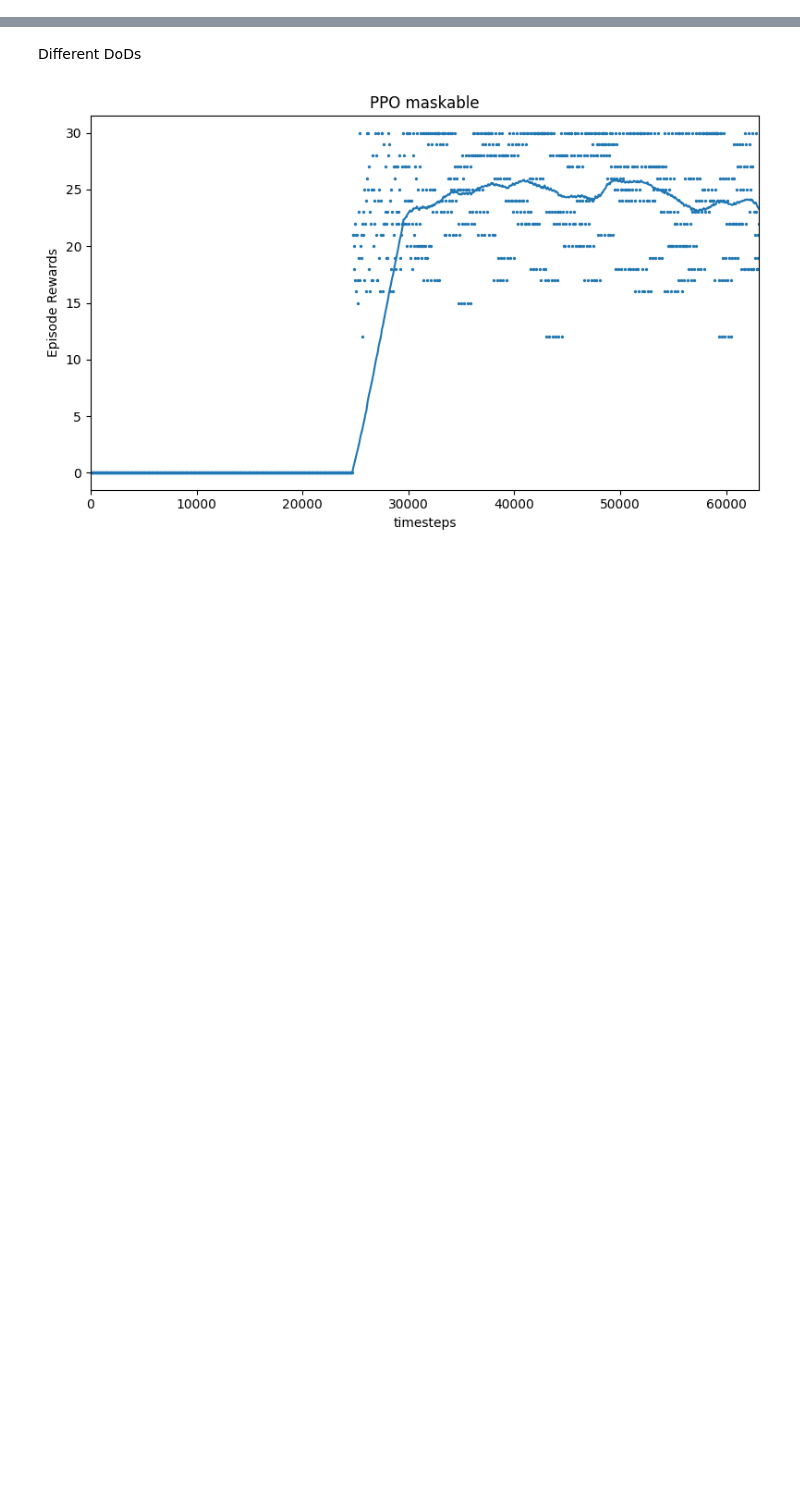
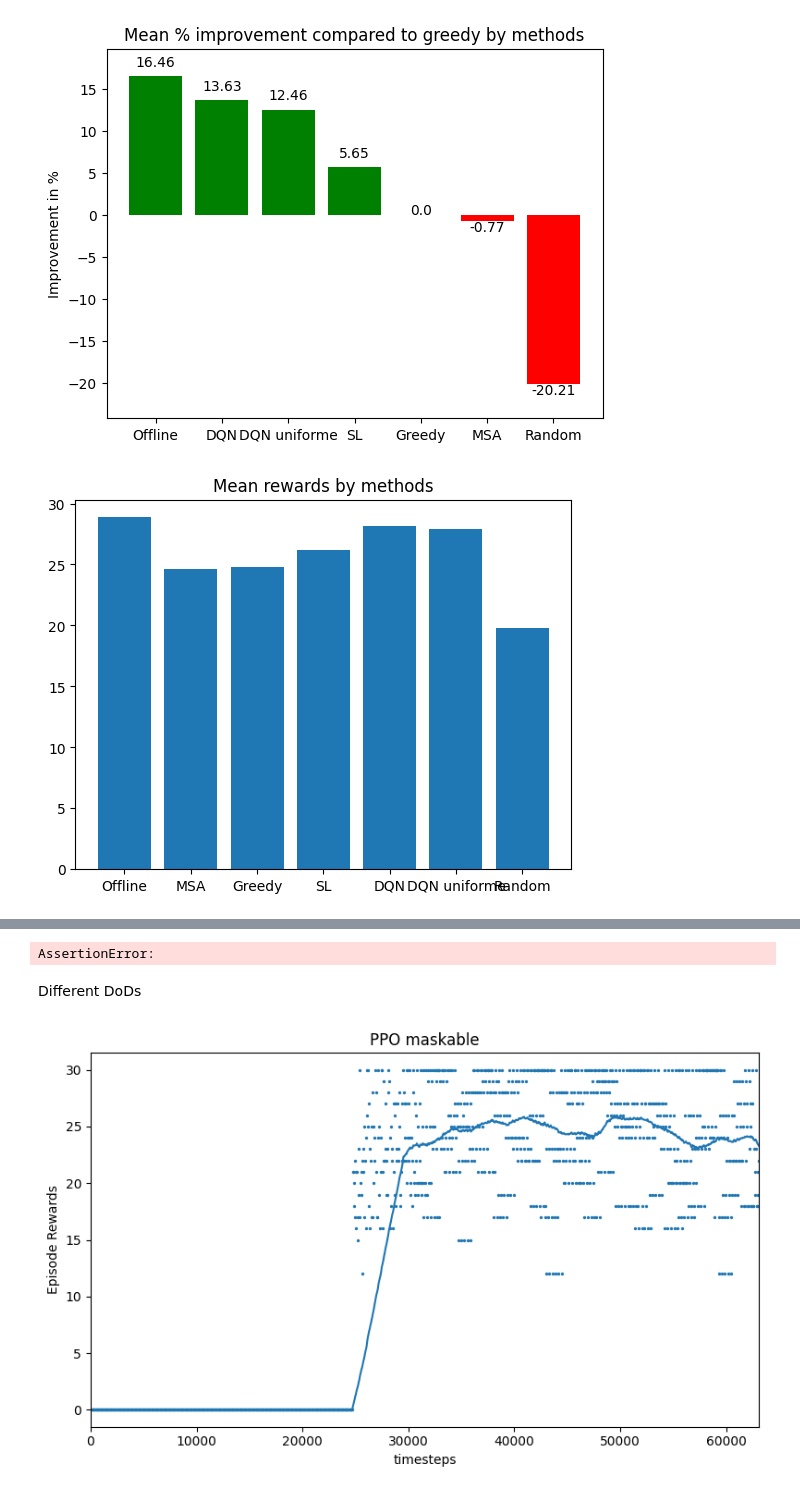
Before and after one commit to Farid-Najar/DynamicQVRP, a Jupyter notebook: results.ipynb, the cells around one changed output, grey strips where cells are left out. Cells and saved outputs as stored; diff of their text form; code cells hidden in the pictures; blank space fills up the shorter version.

Commit message:
[Done] Unknown prob tested, new plot functions

```diff
--- a/results.ipynb
+++ b/results.ipynb
@@ -31,7 +32,8 @@ import pickle
 
 # file = "res_wReOpt_500"
 # file = "res_TSP"
-file = "res_TSP_fullDynamic"
+# file = "res_TSP_fullDyn_100"
+file = "res_TSP_fullDyn_100_equiProb"
 with open(f'results/{file}/env_configs.pkl', 'rb') as f:
     env_configs = pickle.load(f)
 
@@ -45,8 +47,11 @@ with open(f'results/{file}/res_SL.pkl', "rb") as f:
 with open(f'results/{file}/res_RL_DQN.pkl', "rb") as f:
     res_RL = pickle.load(f)
 
-with open(f'results/{file}/res_RL_PPO.pkl', "rb") as f:
-    res_RL_PPO = pickle.load(f)
+with open(f'results/{file}/res_RL_DQN_equiProb.pkl', "rb") as f:
+    res_RL_equiProb = pickle.load(f)
+
+# with open(f'results/{file}/res_RL_PPO.pkl', "rb") as f:
+#     res_RL_PPO = pickle.load(f)
 
 with open(f'results/{file}/res_MSA.pkl', "rb") as f:
     res_MSA = pickle.load(f)
@@ -56,3 +61,15 @@ with open(f'results/{file}/res_greedy.pkl', "rb") as f:
 
 with open(f'results/{file}/res_random.pkl', "rb") as f:
     res_random = pickle.load(f)
+
+
+data = {
+    "Offline" : res_offline,
+    "MSA" : res_MSA,
+    "Greedy" : res_greedy,
+    "SL" : res_SL,
+    "DQN" : res_RL,
+    "DQN uniforme" : res_RL_equiProb,
+    # "RL (PPO)" : res_RL_PPO,
+    "Random" : res_random,
+}
@@ -255,0 +88,5 @@ Text(0.5, 1.0, 'methods/greedy ratio')
+# %%
+plot(data)
+# %% [output]
+[figure, added]
+[figure, added]
@@ -256,3 +97,7 @@ Text(0.5, 1.0, 'methods/greedy ratio')
+# %%
+assert False
+# %% [output]
+AssertionError:
 # %% [markdown]
 Different DoDs
 # %%
```
Also changed, not shown: parts of 11 cells of this notebook, 22 other files.
